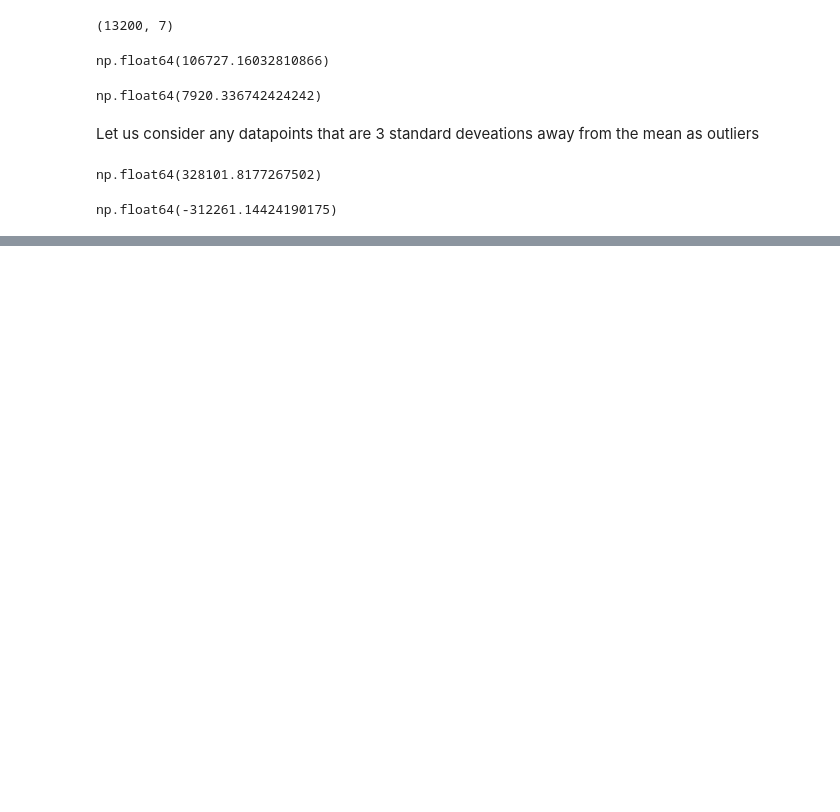
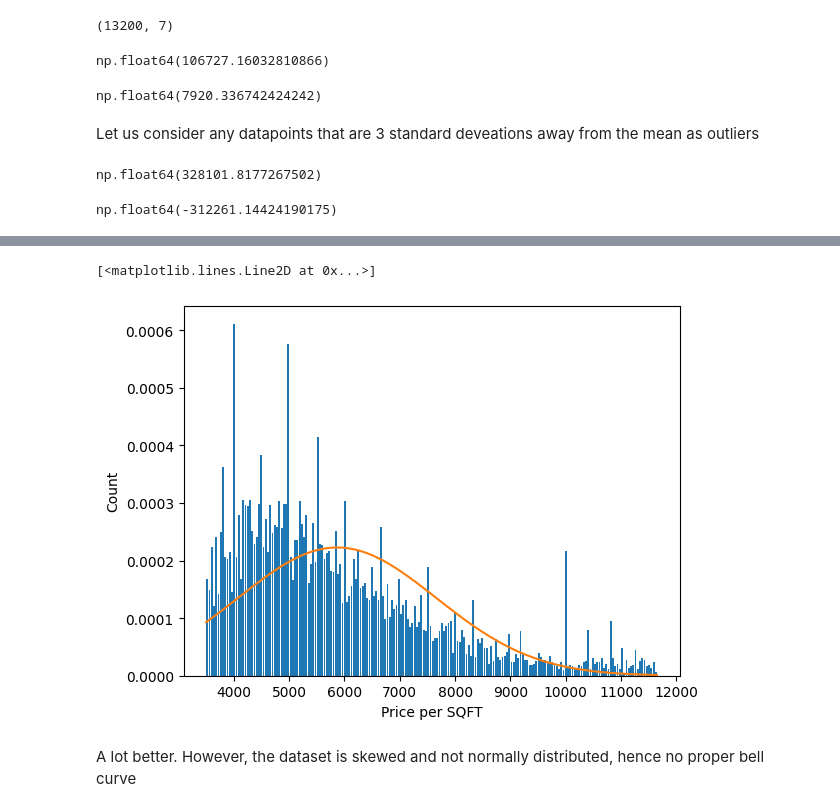
Before and after one commit to Saad-SYEDK/Machine_Learning, a Jupyter notebook: machine_learning.ipynb, the cells around one changed output, grey strips where cells are left out. Saved outputs shown, nothing was run; the diff lists cells and outputs as text; code cells hidden in the pictures; blank space fills up the shorter version.

```diff
--- a/machine_learning.ipynb
+++ b/machine_learning.ipynb
@@ -2399,0 +2462,19 @@ np.float64(-312261.14424190175)
+# %%
+import matplotlib.pyplot as plt
+from scipy.stats import norm
+import numpy as np
+
+
+%matplotlib inline
+plt.hist(clean_df.price_per_sqft, bins=200, rwidth=0.8, density=True)
+plt.xlabel("Price per SQFT")
+plt.ylabel("Count")
+
+custom_range = np.arange(clean_df.price_per_sqft.min(), clean_df.price_per_sqft.max(), 0.1)
+
+plt.plot(custom_range, norm.pdf(custom_range, clean_df.price_per_sqft.mean(), clean_df.price_per_sqft.std()))
+# %% [output]
+[<matplotlib.lines.Line2D at 0x...>]
+[figure, added]
+# %% [markdown]
+A lot better. However, the dataset is skewed and not normally distributed, hence no proper bell curve
```
Also changed, not shown: parts of 11 cells of this notebook.
